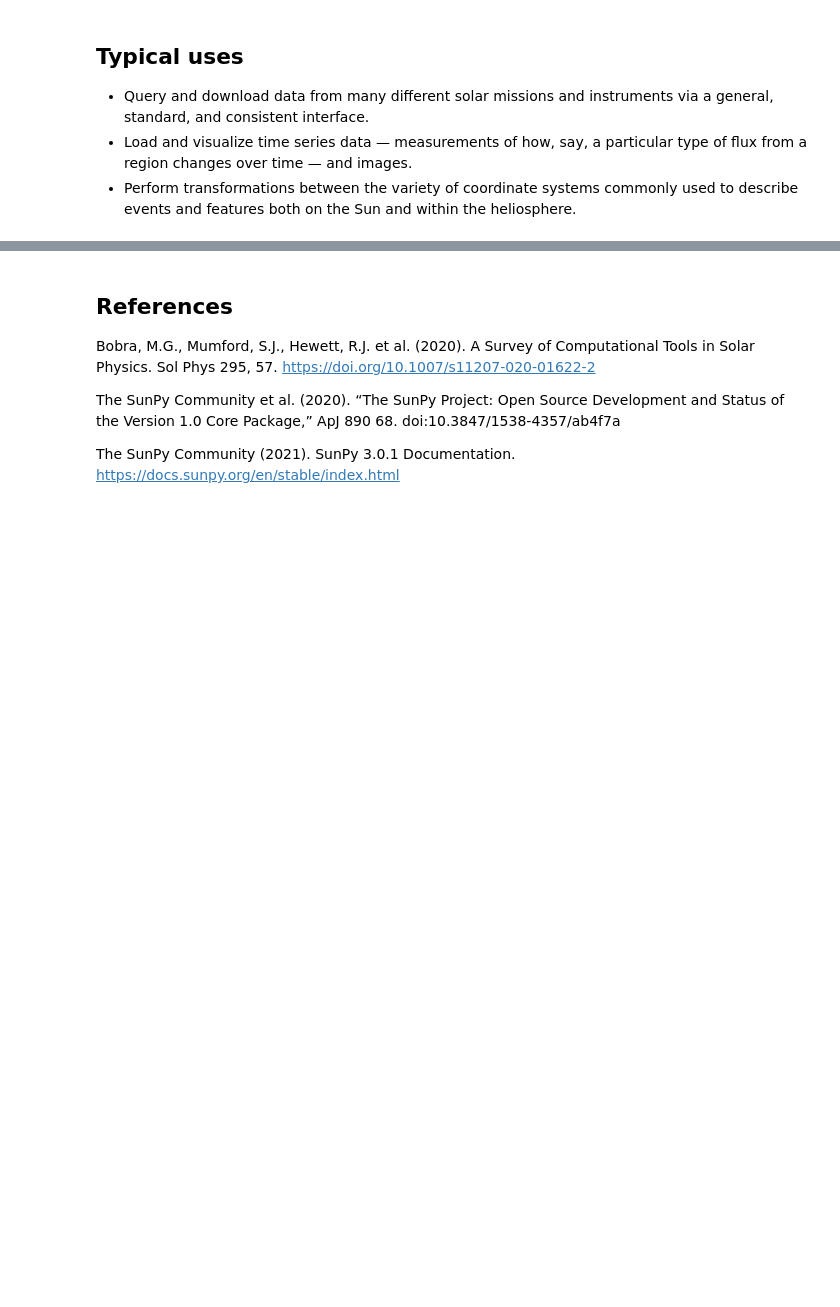
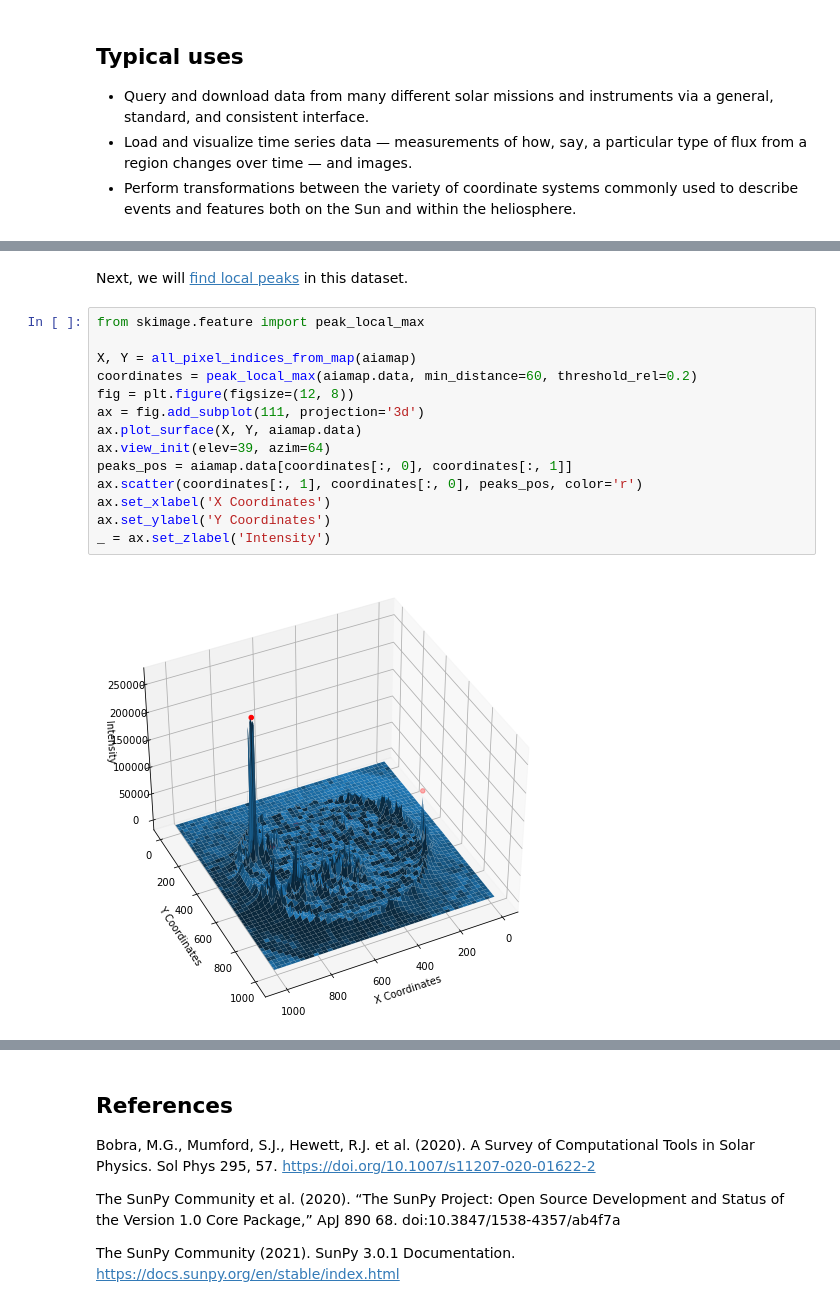
Before and after one commit to nguyenquangchien/SunPy-walkthrough, a Jupyter notebook: SunPy walkthrough.ipynb, the cells around one changed output, grey strips where cells are left out. Cells and saved outputs as stored; diff of their text form; blank space fills up the shorter version.

```diff
--- a/SunPy walkthrough.ipynb
+++ b/SunPy walkthrough.ipynb
@@ -39,0 +64,18 @@ A survey carried out by Bobra et al. (2020) reveals that Python and IDL are two
+# %% [markdown]
+Next, we will [find local peaks](https://docs.sunpy.org/en/stable/generated/gallery/plotting/finding_local_peaks_in_solar_data.html#sphx-glr-generated-gallery-plotting-finding-local-peaks-in-solar-data-py) in this dataset.
+# %%
+from skimage.feature import peak_local_max
+
+X, Y = all_pixel_indices_from_map(aiamap)
+coordinates = peak_local_max(aiamap.data, min_distance=60, threshold_rel=0.2)
+fig = plt.figure(figsize=(12, 8))
+ax = fig.add_subplot(111, projection='3d')
+ax.plot_surface(X, Y, aiamap.data)
+ax.view_init(elev=39, azim=64)
+peaks_pos = aiamap.data[coordinates[:, 0], coordinates[:, 1]]
+ax.scatter(coordinates[:, 1], coordinates[:, 0], peaks_pos, color='r')
+ax.set_xlabel('X Coordinates')
+ax.set_ylabel('Y Coordinates')
+_ = ax.set_zlabel('Intensity')
+# %% [output]
+[figure, added]
```
Also changed, not shown: parts of 7 cells of this notebook, 2 other files.
